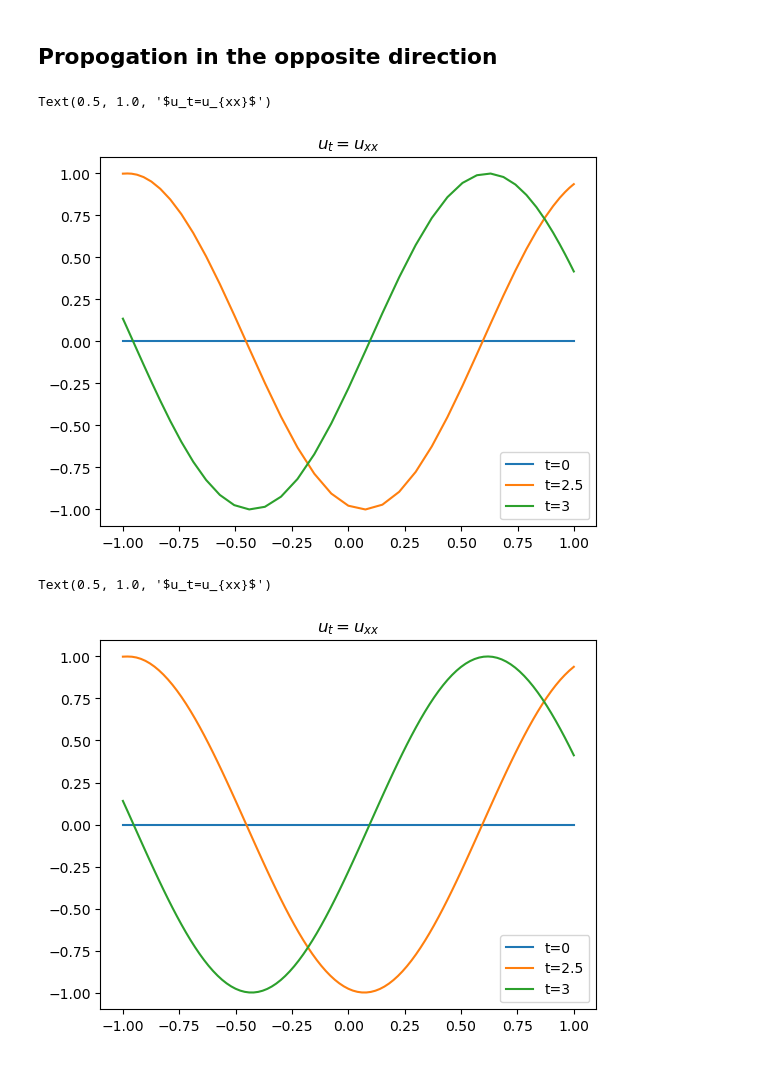
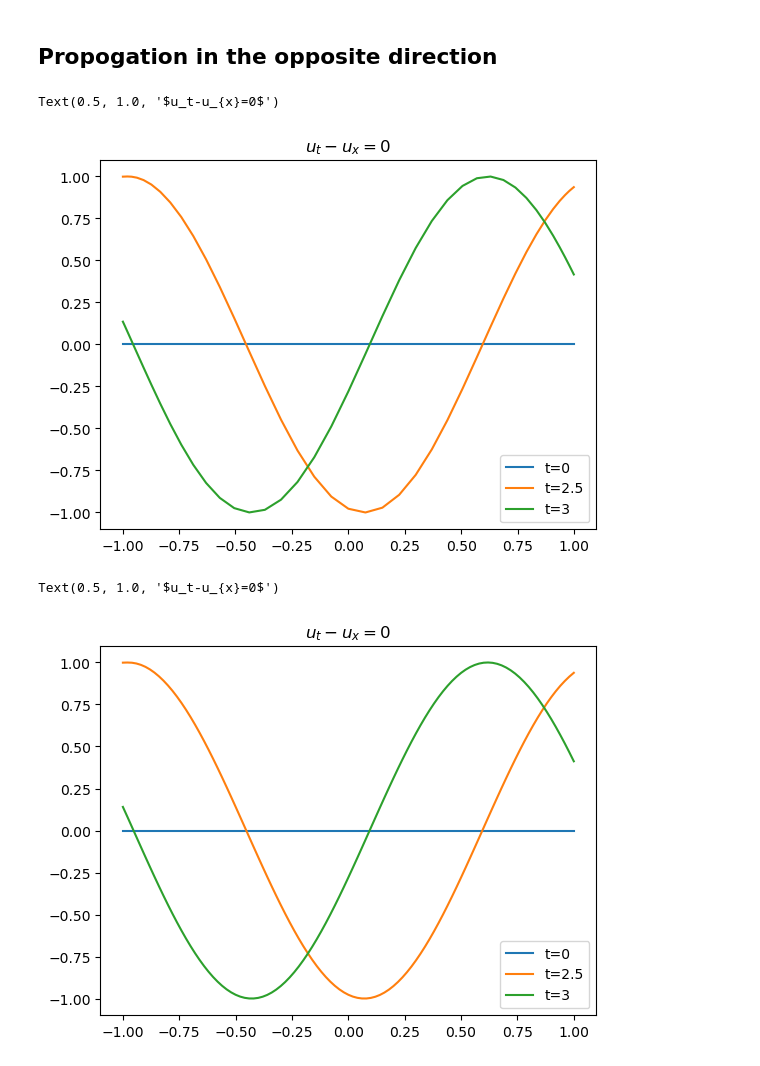
Before and after one commit to baifanhorst/spectral, a Jupyter notebook: Ch4 Nodal Discontinuous Galerkin 1D Advection.ipynb, the cells around one changed output. Drawn from its saved outputs; the diff is of its cells as text; code cells hidden in the pictures.

```diff
--- a/Ch4 Nodal Discontinuous Galerkin 1D Advection.ipynb
+++ b/Ch4 Nodal Discontinuous Galerkin 1D Advection.ipynb
@@ -148,32 +148,32 @@ def RHS_opposite(t, u, N, x_Le, w_Le, w_bary, G, l_left, l_right, BC_right):
 # %%
 # Scipy calculation
 
 # Initial condition
 
 u0 = np.exp(-(x_Le-0.5)**2/0.04)
 u0 = np.zeros(N+1)
 
 t_span = [0, 5]
 t_eval=[0, 2.5, 3]
 sol = solve_ivp(RHS_opposite,
                 t_span=t_span,
                 y0=u0,
                 method='RK45',
                 t_eval=t_eval,
                 args=(N, x_Le, w_Le, w_bary, G, l_left, l_right, BC_right))
 
 fig = plt.figure()
 ax = fig.add_subplot(111)
 
 Nt = len(t_eval)
 for it in range(Nt):
     ax.plot(x_Le, sol.y[:,it], label='t={}'.format(t_eval[it]))
 
 ax.legend()
-ax.set_title(r'$u_t=u_{xx}$')
+ax.set_title(r'$u_t-u_{x}=0$')
 # %% [output]
-Text(0.5, 1.0, '$u_t=u_{xx}$')
+Text(0.5, 1.0, '$u_t-u_{x}=0$')
-[figure, old version]
+[figure, new version]
 # %%
 # Interpolating to a finer grid for plotting purpose
 y = np.linspace(-1,1,101)
@@ -190,7 +190,7 @@ for it in range(Nt):
 
 
 ax.legend()
-ax.set_title(r'$u_t=u_{xx}$')
+ax.set_title(r'$u_t-u_{x}=0$')
 # %% [output]
-Text(0.5, 1.0, '$u_t=u_{xx}$')
+Text(0.5, 1.0, '$u_t-u_{x}=0$')
-[figure, old version]
+[figure, new version]
```
Also changed, not shown: parts of 2 cells of this notebook, 30 other files.
